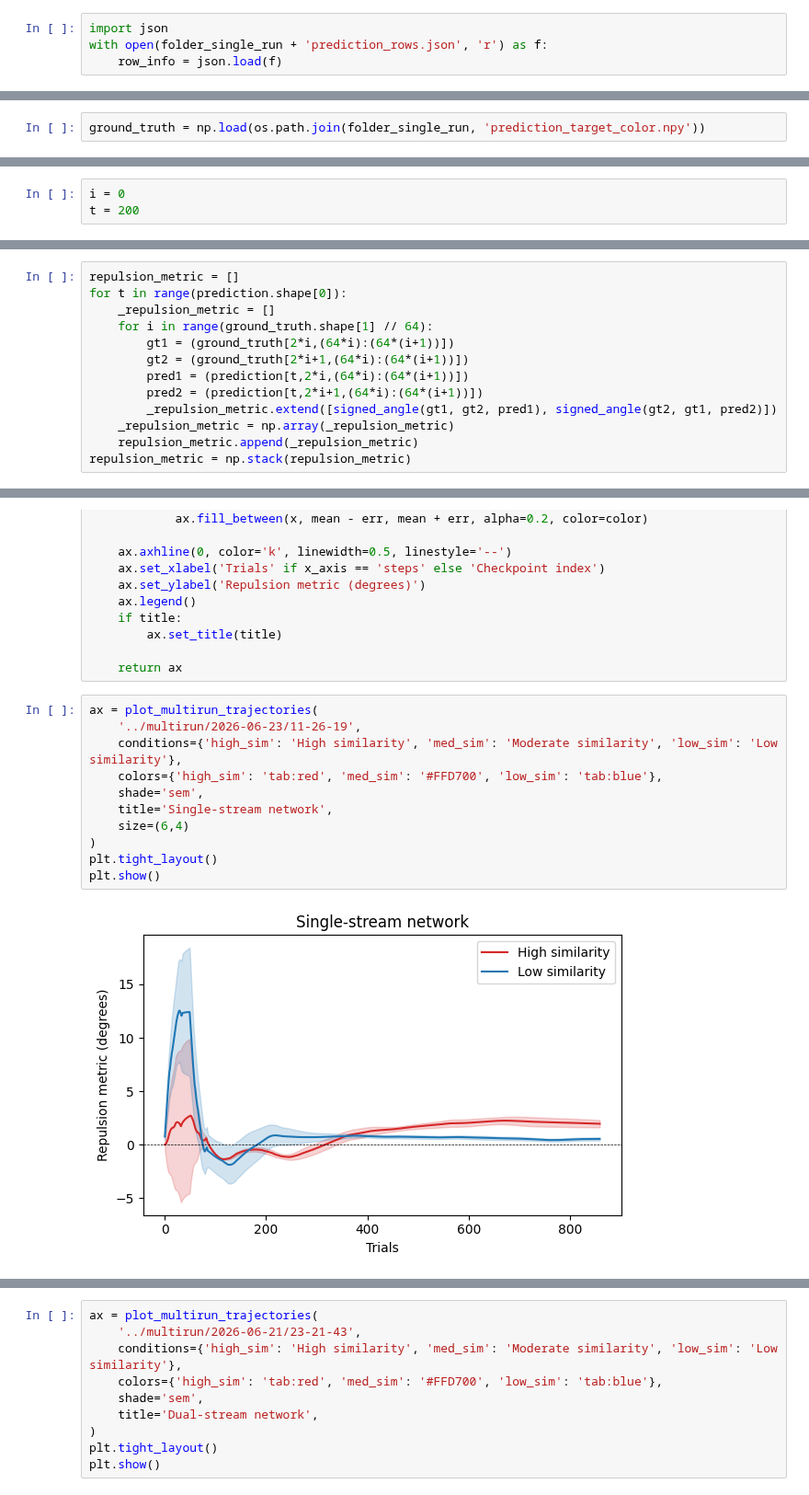
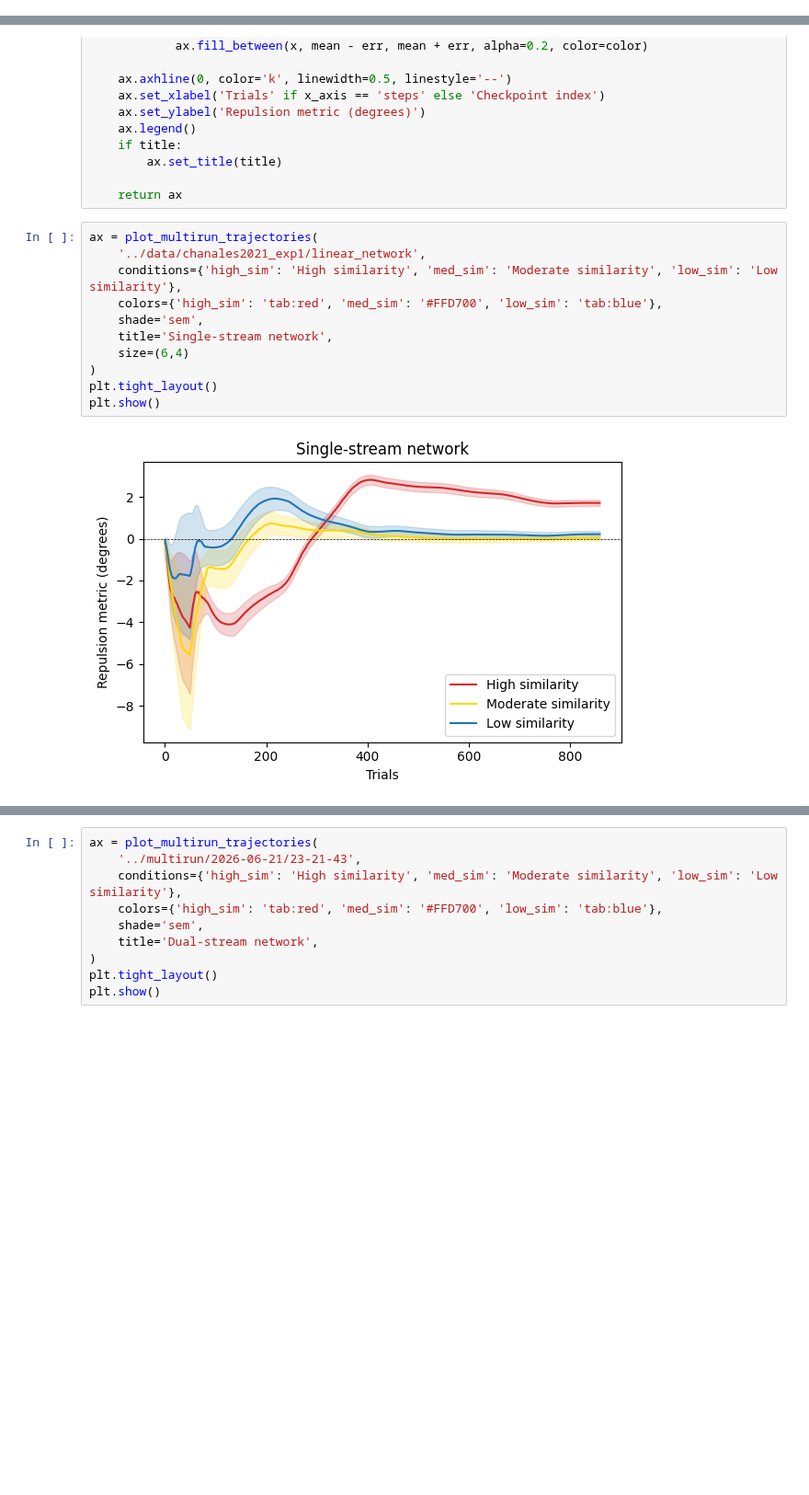
Before and after one commit to sflippl/repulsion-theory, a Jupyter notebook: notebooks/chanales2021_analysis.ipynb, the cells around one changed output, grey strips where cells are left out. Shown at 92% size. Saved outputs shown, nothing was run; the diff lists cells and outputs as text; blank space fills up the shorter version.

```diff
--- a/notebooks/chanales2021_analysis.ipynb
+++ b/notebooks/chanales2021_analysis.ipynb
@@ -29,4 +8,0 @@ prediction = np.load(os.path.join(folder_single_run, 'prediction_combined_color.
-# %%
-import json
-with open(folder_single_run + 'prediction_rows.json', 'r') as f:
-    row_info = json.load(f)
@@ -53,2 +8,0 @@ row_info
-# %%
-ground_truth = np.load(os.path.join(folder_single_run, 'prediction_target_color.npy'))
@@ -71,4 +9 @@ def signed_circular_mean_angle(rho):
-# %%
-i = 0
-t = 200
 # %%
@@ -100,16 +33,3 @@ def signed_angle(origin, target, x):
     return -np.degrees(
         np.sign(wrap(a1 - a0)) * wrap(ax - a0)
     )
-# %%
-repulsion_metric = []
-for t in range(prediction.shape[0]):
-    _repulsion_metric = []
-    for i in range(ground_truth.shape[1] // 64):
-        gt1 = (ground_truth[2*i,(64*i):(64*(i+1))])
-        gt2 = (ground_truth[2*i+1,(64*i):(64*(i+1))])
-        pred1 = (prediction[t,2*i,(64*i):(64*(i+1))])
-        pred2 = (prediction[t,2*i+1,(64*i):(64*(i+1))])
-        _repulsion_metric.extend([signed_angle(gt1, gt2, pred1), signed_angle(gt2, gt1, pred2)])
-    _repulsion_metric = np.array(_repulsion_metric)
-    repulsion_metric.append(_repulsion_metric)
-repulsion_metric = np.stack(repulsion_metric)
@@ -477,14 +193,14 @@ def plot_multirun_trajectories(
     return ax
 # %%
 ax = plot_multirun_trajectories(
-    '../multirun/2026-06-23/11-26-19',
+    '../data/chanales2021_exp1/linear_network',
     conditions={'high_sim': 'High similarity', 'med_sim': 'Moderate similarity', 'low_sim': 'Low similarity'},
     colors={'high_sim': 'tab:red', 'med_sim': '#FFD700', 'low_sim': 'tab:blue'},
     shade='sem',
     title='Single-stream network',
     size=(6,4)
 )
 plt.tight_layout()
 plt.show()
 # %% [output]
-[figure, old version]
+[figure, new version]
```
Also changed, not shown: parts of 39 cells of this notebook, 16 other files.
